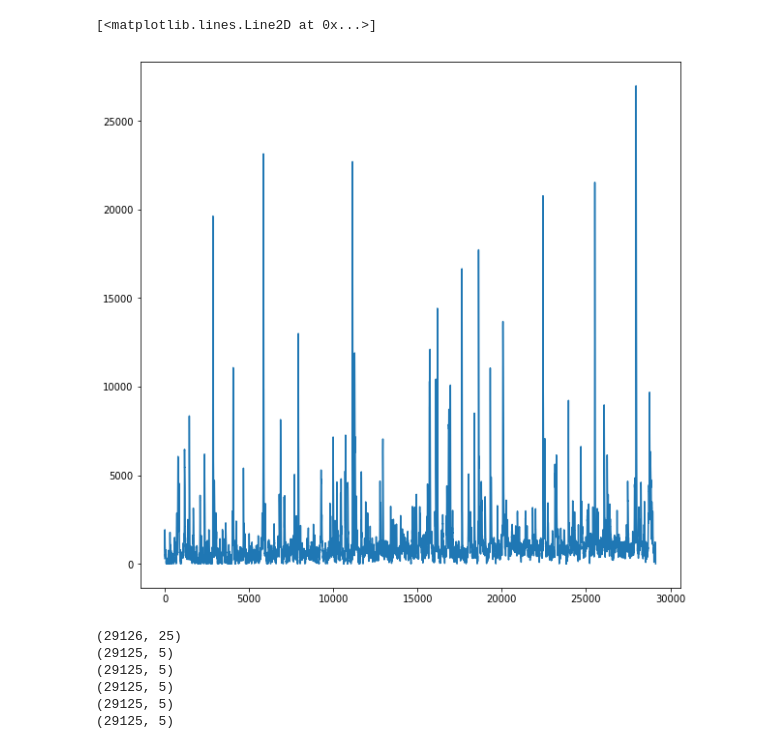
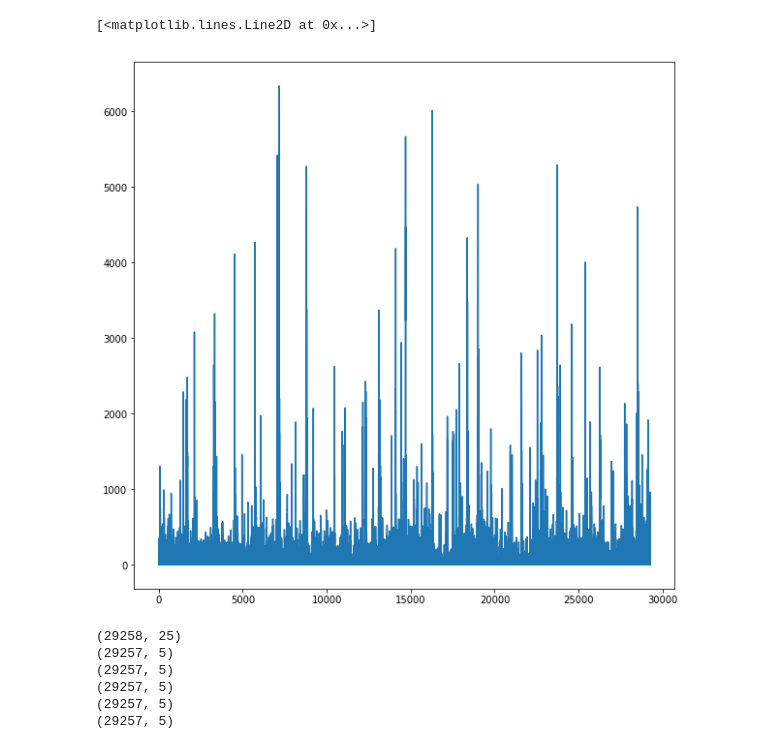
Before and after one commit to GiocomoLab/MightyMorphingPhotonRangers, a Jupyter notebook: seqNMF/LinearFilterGLM.ipynb, the cells around one changed output. Saved outputs shown, nothing was run; the diff lists cells and outputs as text; code cells hidden in the pictures.

```diff
--- a/seqNMF/LinearFilterGLM.ipynb
+++ b/seqNMF/LinearFilterGLM.ipynb
@@ -29,7 +30,7 @@ df_mouse = df_mouse[df_mouse['Track'].str.match('TwoTower_noTimeout') | df_mouse
 
 sess = df_mouse.iloc[10]
 # %%
-VRDat,C,Cd, S, A = pp.load_scan_sess(sess)
+VRDat,C,S,A = pp.load_scan_sess(sess)
 #C = sp.stats.zscore(C,axis=0)
 #cmax = np.max(C,axis=0)
 #print(cmax.shape)
@@ -59,8 +45,8 @@ frame diff 0
 # %%
 cell = 150
 f,ax = plt.subplots(figsize = [10,10])
-ax.plot(C[:,cell])
+ax.plot(S[:,cell])
 # %% [output]
 [<matplotlib.lines.Line2D at 0x...>]
-[figure, old version]
+[figure, new version]
 # %%
@@ -91,12 +77,12 @@ def conv_feats(X,K=5):
 tmp = C[:,:5]
 XX = conv_feats(tmp)
 # %% [output]
-(29126, 25)
-(29125, 5)
-(29125, 5)
-(29125, 5)
-(29125, 5)
-(29125, 5)
+(29258, 25)
+(29257, 5)
+(29257, 5)
+(29257, 5)
+(29257, 5)
+(29257, 5)
 # %%
 XX_tr, XX_tst = conv_feats(C_tr), conv_feats(C_tst)
 # %% [output]
```
Also changed, not shown: parts of 6 cells of this notebook, 9 other files.
